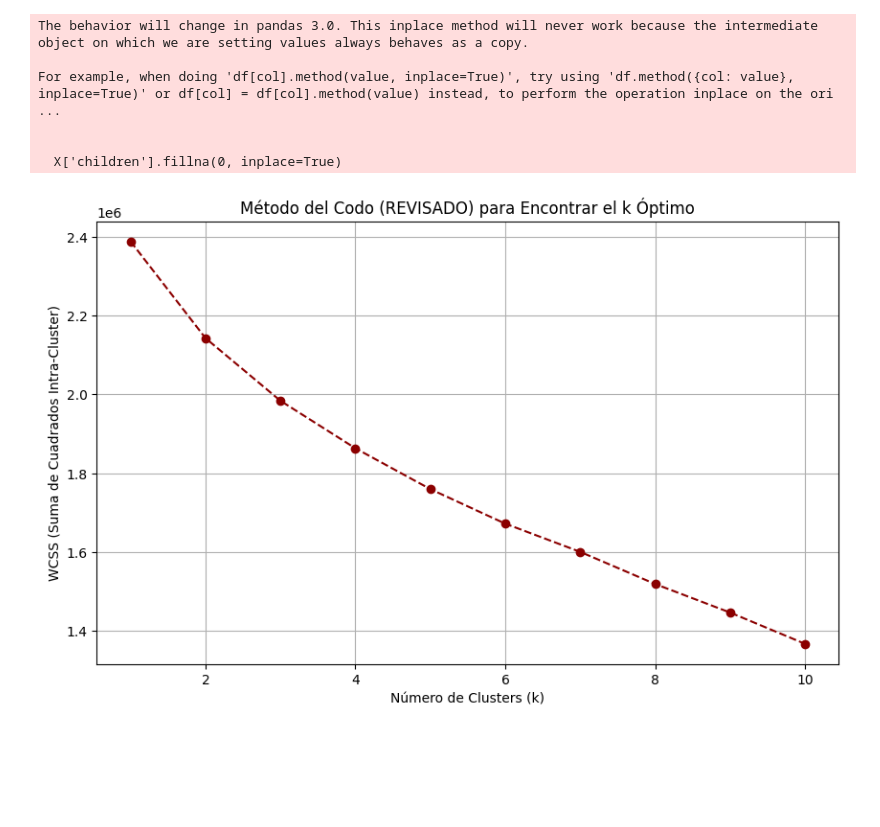
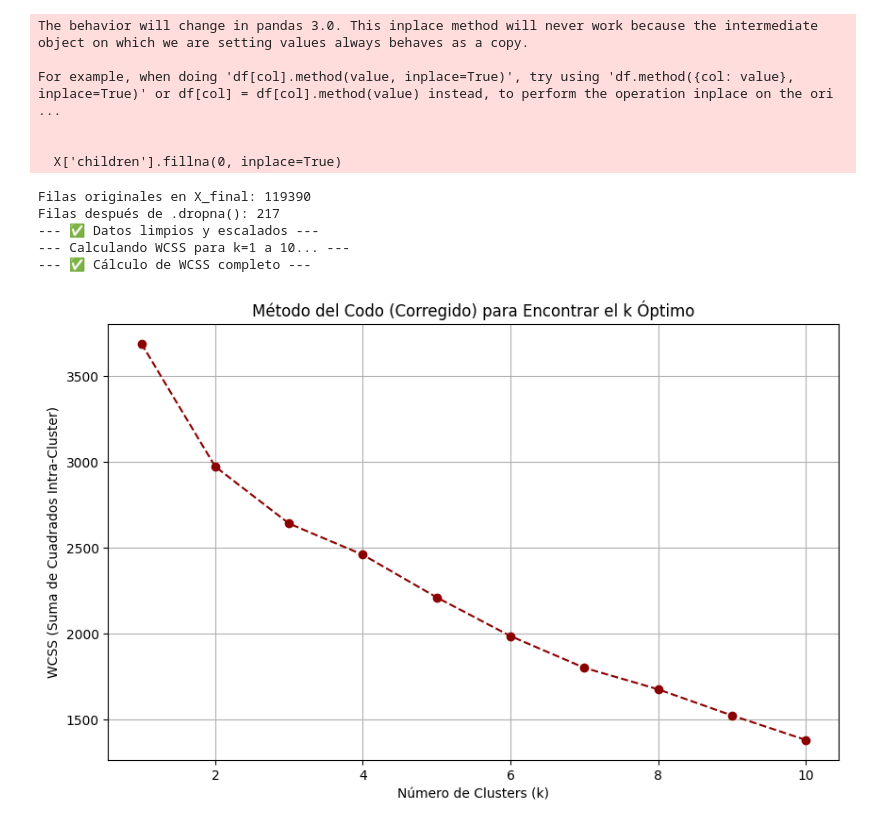
Before and after one commit to FerChaparro27/AA_hotel, a Jupyter notebook: edahotel.ipynb, the cells around one changed output. Drawn from its saved outputs; the diff is of its cells as text; code cells hidden in the pictures; blank space fills up the shorter version.

Commit message:
cluster

```diff
--- a/edahotel.ipynb
+++ b/edahotel.ipynb
@@ -1915,30 +1897,63 @@ For example, when doing 'df[col].method(value, inplace=True)', try using 'df.met
 # %%
 from sklearn.cluster import KMeans
 import matplotlib.pyplot as plt
 from sklearn.preprocessing import StandardScaler
+import pandas as pd
 
-# --- 1. Escalar los Datos (NUEVAMENTE con X_final) ---
-scaler = StandardScaler()
-X_scaled = scaler.fit_transform(X_final) # ¡Aquí usamos el X_final preprocesado!
+# --- 1. LIMPIAR X_final y Escalar los Datos ---
 
-# 2. Aplicar el Método del Codo
-wcss = []
-k_range = range(1, 11)
+# !!! ESTA ES LA CORRECCIÓN MÁS IMPORTANTE !!!
+# Usamos .dropna() para eliminar las filas con valores NaN
+# X_final DEBE ser un DataFrame de pandas para que .dropna() funcione
+# Si X_final no es un DataFrame, recréalo a partir de tu df limpio.
 
-for k in k_range:
-    kmeans = KMeans(n_clusters=k, init='k-means++', random_state=42, n_init=10)
-    kmeans.fit(X_scaled)
-    wcss.append(kmeans.inertia_)
+try:
+    # Asumimos que X_final es un DataFrame.
+    X_features_limpio = X_final.dropna()
+    print(f"Filas originales en X_final: {len(X_final)}")
+    print(f"Filas después de .dropna(): {len(X_features_limpio)}")
 
-# 3. Visualización del Método del Codo (Revisado)
-plt.figure(figsize=(10, 6))
-plt.plot(k_range, wcss, marker='o', linestyle='--', color='darkred')
-plt.title('Método del Codo (REVISADO) para Encontrar el k Óptimo')
-plt.xlabel('Número de Clusters (k)')
-plt.ylabel('WCSS (Suma de Cuadrados Intra-Cluster)')
-plt.grid(True)
-plt.show()
+    if len(X_features_limpio) == 0:
+        print("--- ❌ ERROR: ¡.dropna() eliminó todas las filas! Revisa tus datos. ---")
+    else:
+        scaler = StandardScaler()
+        # Escalamos SOLO los datos limpios
+        X_scaled = scaler.fit_transform(X_features_limpio)
+        print("--- ✅ Datos limpios y escalados ---")
+
+        # 2. Aplicar el Método del Codo (AHORA FUNCIONARÁ)
+        wcss = []
+        k_range = range(1, 11)
+
+        print("--- Calculando WCSS para k=1 a 10... ---")
+        for k in k_range:
+            kmeans = KMeans(n_clusters=k, init='k-means++', random_state=42, n_init=10)
+            kmeans.fit(X_scaled) # Esto ya no dará error
+            wcss.append(kmeans.inertia_)
+
+        print("--- ✅ Cálculo de WCSS completo ---")
+
+        # 3. Visualización del Método del Codo
+        plt.figure(figsize=(10, 6))
+        plt.plot(k_range, wcss, marker='o', linestyle='--', color='darkred')
+        plt.title('Método del Codo (Corregido) para Encontrar el k Óptimo')
+        plt.xlabel('Número de Clusters (k)')
+        plt.ylabel('WCSS (Suma de Cuadrados Intra-Cluster)')
+        plt.grid(True)
+        plt.show()
+
+except AttributeError:
+    print("--- ❌ ERROR: 'X_final' no es un DataFrame de Pandas ---")
+    print("No se pudo usar .dropna(). Asegúrate de que X_final sea el DataFrame con tus columnas numéricas.")
+except NameError:
+    print("--- ❌ ERROR: 'X_final' no está definido ---")
+    print("Por favor, ejecuta la celda donde creas X_final primero.")
 # %% [output]
+Filas originales en X_final: 119390
+Filas después de .dropna(): 217
+--- ✅ Datos limpios y escalados ---
+--- Calculando WCSS para k=1 a 10... ---
+--- ✅ Cálculo de WCSS completo ---
-[figure, old version]
+[figure, new version]
 # %%
 from sklearn.cluster import KMeans
```
Also changed, not shown: parts of 6 cells of this notebook.
